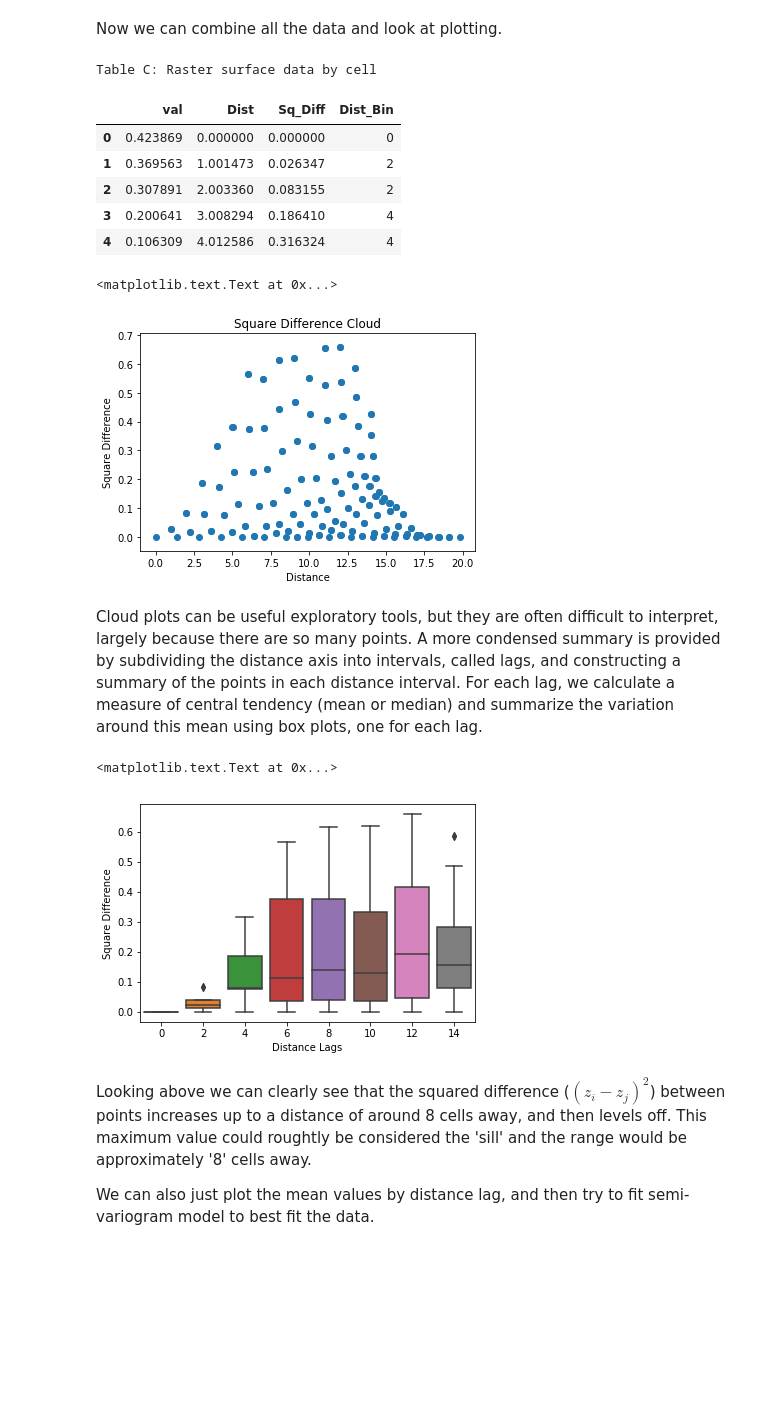
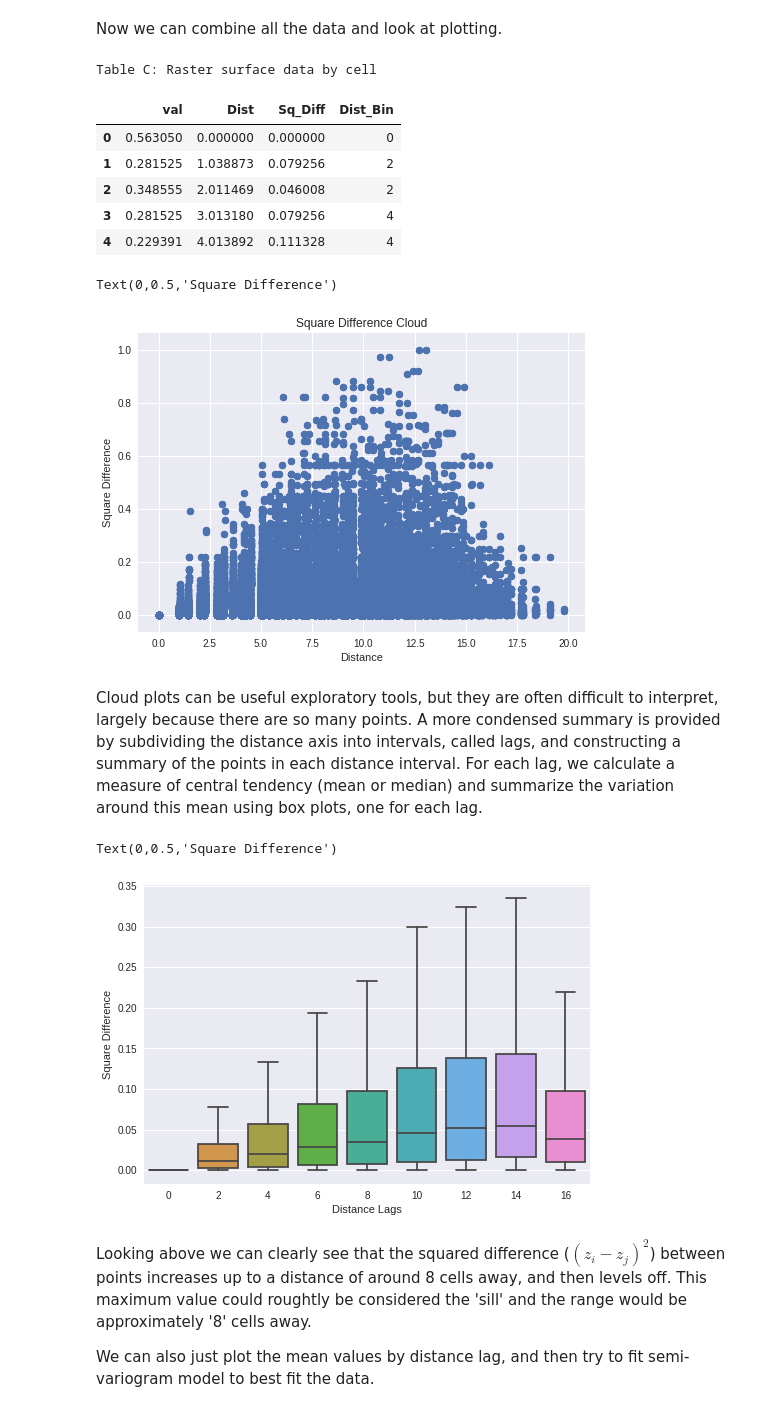
Before and after one commit to mmann1123/ClassMaterials, a Jupyter notebook: Simple Interpolation by Hand.ipynb, the cells around one changed output. Cells and saved outputs as stored; diff of their text form; code cells hidden in the pictures; blank space fills up the shorter version.

```diff
--- a/Simple Interpolation by Hand.ipynb
+++ b/Simple Interpolation by Hand.ipynb
@@ -31,7 +31,7 @@ def linear_transformation(arr,new_min=0,new_max=1):
 
 samples = 100
 limit   = 0.5
-window  = (10,5)
+window  = (7,5)
 
 # Interpolation of random data
 np.random.seed(1) #1
@@ -42,12 +42,15 @@ hdy = np.random.randint(0,res,samples)
 arr[hdx,hdy] = 1
 
 arr = moving_window(arr,w=(5,5))
-arr = moving_window(arr,w=window)
+#arr = moving_window(arr,w=window)
 arr = linear_transformation(arr,0,1)
 
-y = [4.0, 1.4, 3.5, 3.0, 3.0 ]
-x = [1.0, 1.9, 3.5, 2.4, 1.5]
-label = ['Z1=3.8', 'Z2=29.4', 'Z3=41', 'A', 'B']
+y = [4, 9, 12, 8]
+x = [1, 10, 4, 8]
+
+values = arr[(array(x),array(y))].round(2)
+label = ['Z1=0.21', 'Z2=0.49', 'Z3=0.27', 'A']
+
 
 fig, ax = plt.subplots()
 ax.scatter(x, y)
@@ -82,7 +85,12 @@ In this section we want to create a *squared root differences* cloud. This is si
 
 Since there are 15x15 cells, each point needs to be compared to the 224 other cells.
 # %%
-sqr_diff =  pd.DataFrame((arr - arr.swapaxes(0,1))**2)
+sqr_diff = []
+for val_i in np.nditer(arr):
+    for val_j in np.nditer(arr):
+        sqr_diff.append((val_i-val_j)**2)
+
+sqr_diff = pd.DataFrame(np.asarray(sqr_diff).reshape(225,225))
 print('Table A: Square difference between Zi and Zj')
 sqr_diff.head()
 # %% [output]
@@ -118,17 +133,17 @@ sqr_diff_stack = pd.DataFrame(sqr_diff).stack().rename_axis(['y', 'x']).reset_in
 raw_dist_stack = pd.DataFrame(raw_dist).stack().rename_axis(['y', 'x']).reset_index(name='Dist')
 
 all_semi_data = pd.concat([raw_data_stack['val'],raw_dist_stack['Dist'],sqr_diff_stack['Sq_Diff']],axis=1)
-all_semi_data['Dist_Bin'] = pd.cut(all_semi_data['Dist'], bins=range(-1,res+2,2), labels=range(0,res+2,2)[:-1])
+all_semi_data['Dist_Bin'] = pd.cut(all_semi_data['Dist'], bins=range(-1,res+4,2), labels=range(0,res+4,2)[:-1])
 print('Table C: Raster surface data by cell')
 all_semi_data.head()
 # %% [output]
 Table C: Raster surface data by cell
 |  | val | Dist | Sq_Diff | Dist_Bin |
-| 0 | 0.423869 | 0.000000 | 0.000000 | 0 |
-| 1 | 0.369563 | 1.001473 | 0.026347 | 2 |
-| 2 | 0.307891 | 2.003360 | 0.083155 | 2 |
-| 3 | 0.200641 | 3.008294 | 0.186410 | 4 |
-| 4 | 0.106309 | 4.012586 | 0.316324 | 4 |
+| 0 | 0.563050 | 0.000000 | 0.000000 | 0 |
+| 1 | 0.281525 | 1.038873 | 0.079256 | 2 |
+| 2 | 0.348555 | 2.011469 | 0.046008 | 2 |
+| 3 | 0.281525 | 3.013180 | 0.079256 | 4 |
+| 4 | 0.229391 | 4.013892 | 0.111328 | 4 |
 # %%
 fig, ax = plt.subplots()
 ax.scatter(all_semi_data['Dist'], all_semi_data['Sq_Diff'])
@@ -136,17 +151,17 @@ ax.set_title('Square Difference Cloud')
 ax.set_xlabel('Distance')
 ax.set_ylabel('Square Difference')
 # %% [output]
-<matplotlib.text.Text at 0x...>
+Text(0,0.5,'Square Difference')
-[figure, old version]
+[figure, new version]
 # %% [markdown]
 Cloud plots can be useful exploratory tools, but they are often difficult to interpret, largely because there are so many points. A more condensed summary is provided by subdividing the distance axis into intervals, called lags, and constructing a summary of the points in each distance interval. For each lag, we calculate a measure of central tendency (mean or median) and summarize the variation around this mean using box plots, one for each lag.
 # %%
-boxplot(x="Dist_Bin", y="Sq_Diff", data=all_semi_data)
+boxplot(x="Dist_Bin", y="Sq_Diff", data=all_semi_data, showfliers=False)
 plt.xlabel("Distance Lags")
 plt.ylabel("Square Difference")
 # %% [output]
-<matplotlib.text.Text at 0x...>
+Text(0,0.5,'Square Difference')
-[figure, old version]
+[figure, new version]
 # %% [markdown]
 Looking above we can clearly see that the squared difference ($(z_{i}-z_{j})^2$) between points increases up to a distance of around 8 cells away, and then levels off. This maximum value could roughtly be considered the 'sill' and the range would be approximately '8' cells away.
 
```
Also changed, not shown: parts of 25 cells of this notebook.
